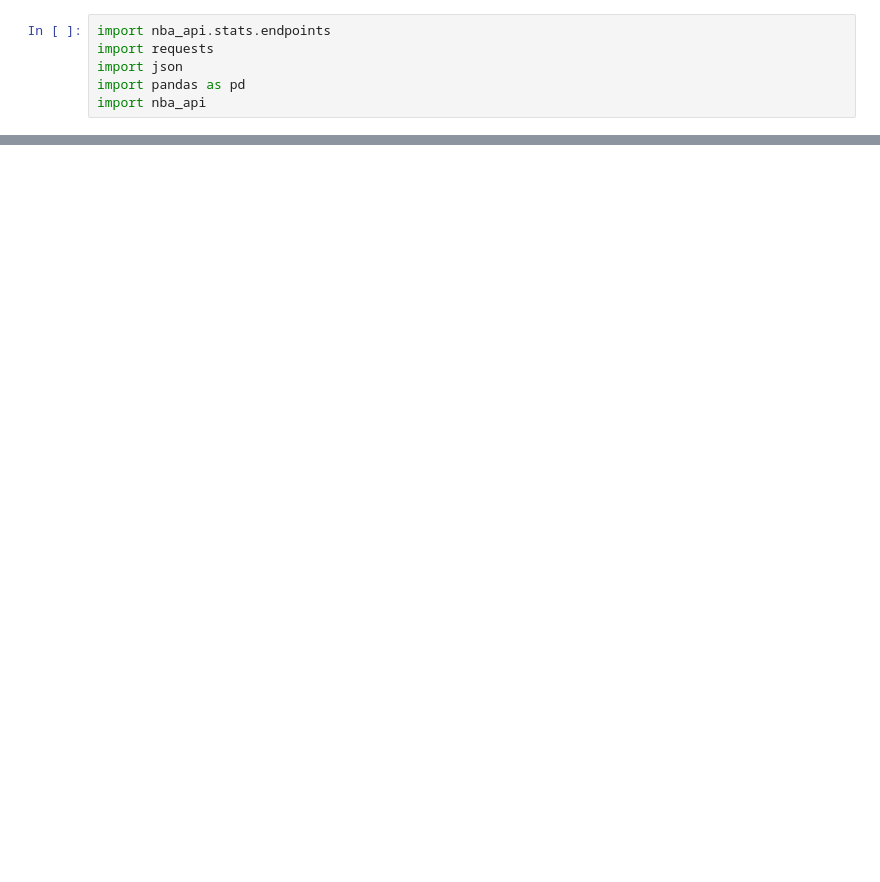
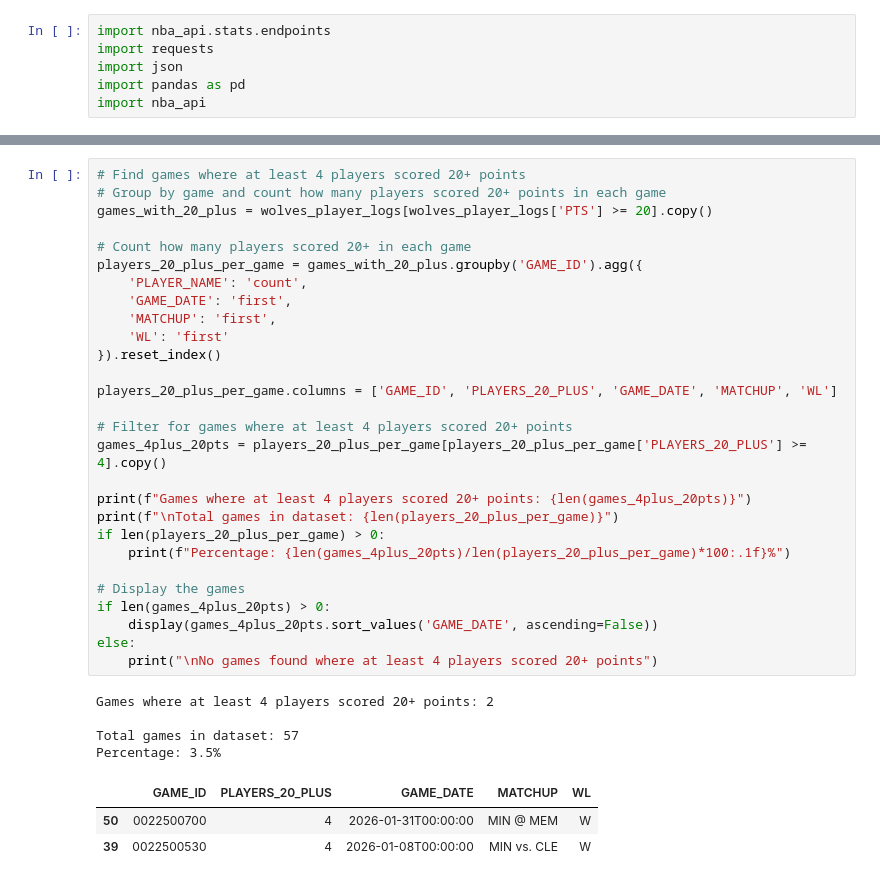
Before and after one commit to jrborman13/NBA, a Jupyter notebook: in-game/combined-scoring.ipynb, the cells around one changed output, grey strips where cells are left out. Saved outputs shown, nothing was run; the diff lists cells and outputs as text; blank space fills up the shorter version.

```diff
--- a/in-game/combined-scoring.ipynb
+++ b/in-game/combined-scoring.ipynb
@@ -383,0 +447,36 @@ else:
+# %%
+# Find games where at least 4 players scored 20+ points
+# Group by game and count how many players scored 20+ points in each game
+games_with_20_plus = wolves_player_logs[wolves_player_logs['PTS'] >= 20].copy()
+
+# Count how many players scored 20+ in each game
+players_20_plus_per_game = games_with_20_plus.groupby('GAME_ID').agg({
+    'PLAYER_NAME': 'count',
+    'GAME_DATE': 'first',
+    'MATCHUP': 'first',
+    'WL': 'first'
+}).reset_index()
+
+players_20_plus_per_game.columns = ['GAME_ID', 'PLAYERS_20_PLUS', 'GAME_DATE', 'MATCHUP', 'WL']
+
+# Filter for games where at least 4 players scored 20+ points
+games_4plus_20pts = players_20_plus_per_game[players_20_plus_per_game['PLAYERS_20_PLUS'] >= 4].copy()
+
+print(f"Games where at least 4 players scored 20+ points: {len(games_4plus_20pts)}")
+print(f"\nTotal games in dataset: {len(players_20_plus_per_game)}")
+if len(players_20_plus_per_game) > 0:
+    print(f"Percentage: {len(games_4plus_20pts)/len(players_20_plus_per_game)*100:.1f}%")
+
+# Display the games
+if len(games_4plus_20pts) > 0:
+    display(games_4plus_20pts.sort_values('GAME_DATE', ascending=False))
+else:
+    print("\nNo games found where at least 4 players scored 20+ points")
+# %% [output]
+Games where at least 4 players scored 20+ points: 2
+
+Total games in dataset: 57
+Percentage: 3.5%
+|  | GAME_ID | PLAYERS_20_PLUS | GAME_DATE | MATCHUP | WL |
+| 50 | 0022500700 | 4 | 2026-01-31T00:00:00 | MIN @ MEM | W |
+| 39 | 0022500530 | 4 | 2026-01-08T00:00:00 | MIN vs. CLE | W |
```
Also changed, not shown: parts of 11 cells of this notebook, 59 other files.
